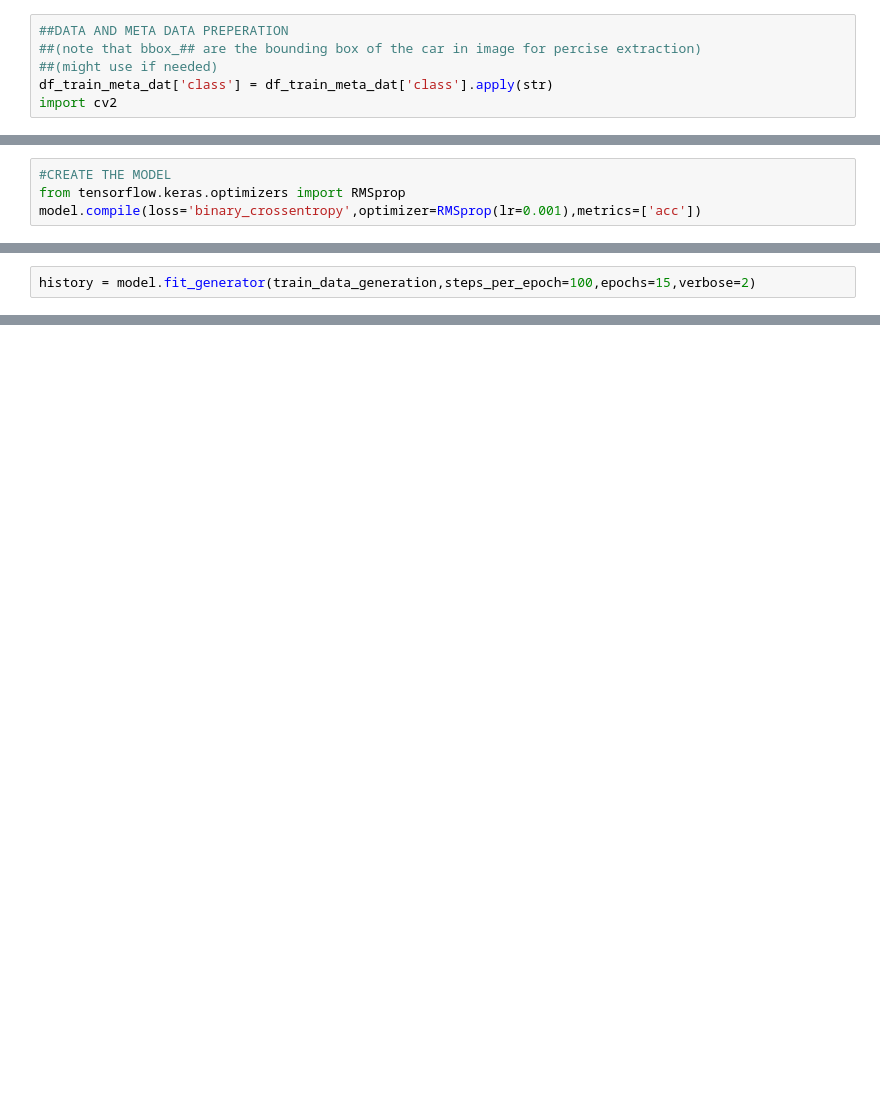
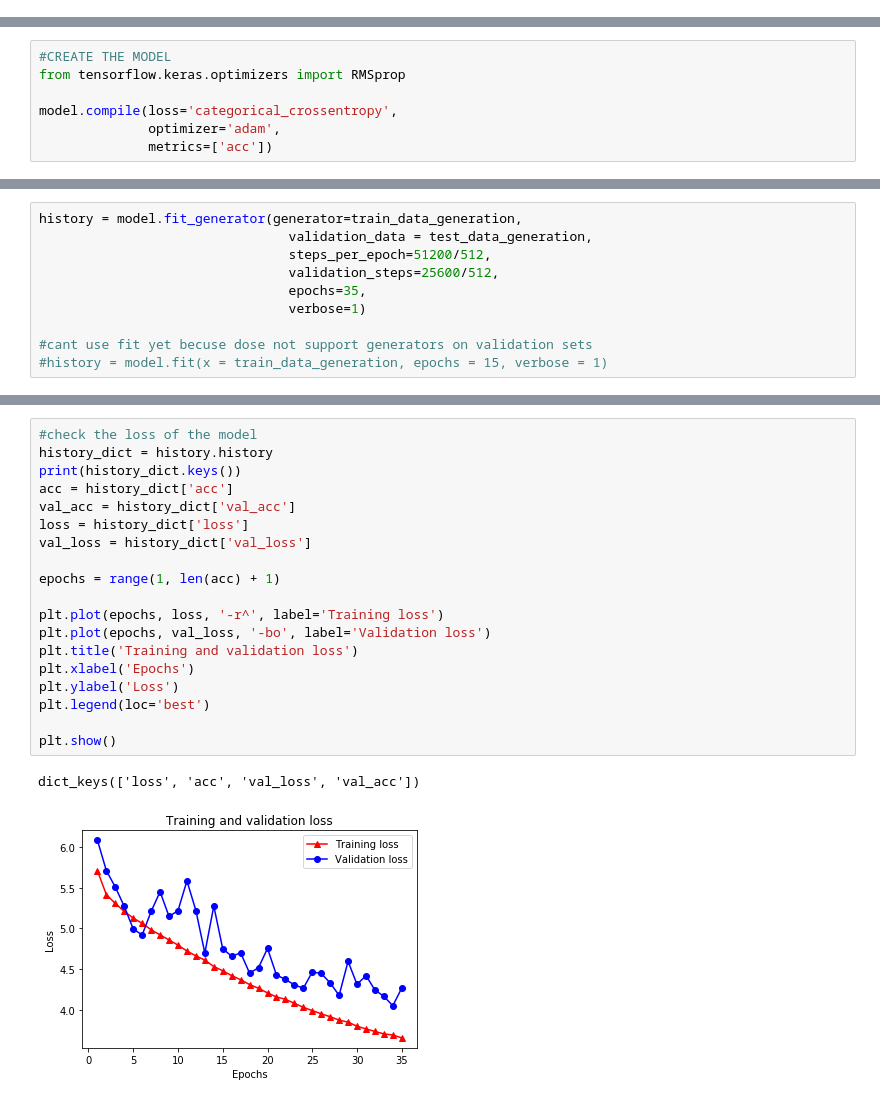
Before and after one commit to NabiNee/Deep-Learning-Final-Project, a Jupyter notebook: JJA_FinalProject_Model.ipynb, the cells around one changed output, grey strips where cells are left out. Cells and saved outputs as stored; diff of their text form; blank space fills up the shorter version.

Commit message:
5/12/2020 - Python model notebook  update v1
Release candidate of python ML notebook for JJA CarRec, Used to create "JJA_CarRec_v1.h5"

```diff
--- a/JJA_FinalProject_Model.ipynb
+++ b/JJA_FinalProject_Model.ipynb
@@ -230,6 +254,0 @@ _________________________________________________________________
-# %%
-##DATA AND META DATA PREPERATION
-##(note that bbox_## are the bounding box of the car in image for percise extraction)
-##(might use if needed)
-df_train_meta_dat['class'] = df_train_meta_dat['class'].apply(str)
-import cv2
@@ -303,7 +255,10 @@ import cv2
 # %%
 #CREATE THE MODEL
 from tensorflow.keras.optimizers import RMSprop
-model.compile(loss='binary_crossentropy',optimizer=RMSprop(lr=0.001),metrics=['acc'])
+
+model.compile(loss='categorical_crossentropy',
+              optimizer='adam',
+              metrics=['acc'])
 # %%
 #Generate Data
 from tensorflow.keras.preprocessing.image import ImageDataGenerator
@@ -331,2 +294,0 @@ Found 8144 validated image filenames belonging to 196 classes.
-# %%
-history = model.fit_generator(train_data_generation,steps_per_epoch=100,epochs=15,verbose=2)
@@ -350,0 +295,10 @@ Epoch 15/15
+# %%
+history = model.fit_generator(generator=train_data_generation,
+                                validation_data = test_data_generation,
+                                steps_per_epoch=51200/512,
+                                validation_steps=25600/512,
+                                epochs=35,
+                                verbose=1)
+
+#cant use fit yet becuse dose not support generators on validation sets
+#history = model.fit(x = train_data_generation, epochs = 15, verbose = 1)
@@ -350,0 +323,22 @@ Epoch 15/15
+# %%
+#check the loss of the model
+history_dict = history.history
+print(history_dict.keys())
+acc = history_dict['acc']
+val_acc = history_dict['val_acc']
+loss = history_dict['loss']
+val_loss = history_dict['val_loss']
+
+epochs = range(1, len(acc) + 1)
+
+plt.plot(epochs, loss, '-r^', label='Training loss')
+plt.plot(epochs, val_loss, '-bo', label='Validation loss')
+plt.title('Training and validation loss')
+plt.xlabel('Epochs')
+plt.ylabel('Loss')
+plt.legend(loc='best')
+
+plt.show()
+# %% [output]
+dict_keys(['loss', 'acc', 'val_loss', 'val_acc'])
+[figure, added]
```
Also changed, not shown: parts of 17 cells of this notebook.
